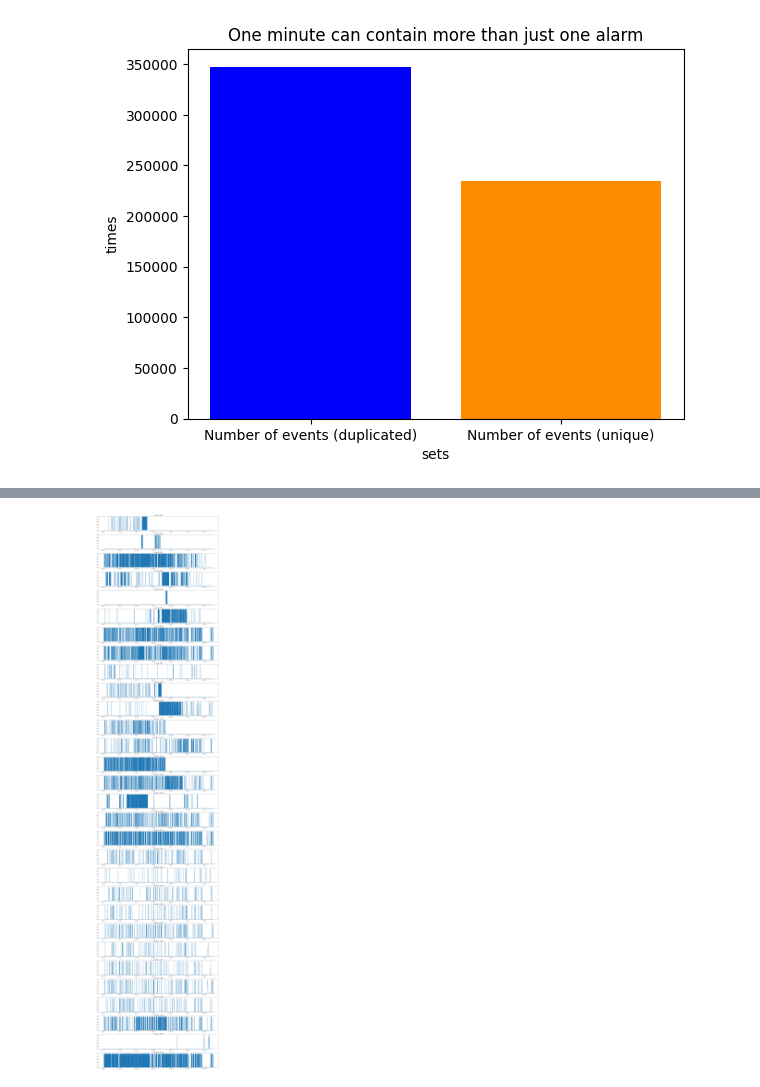
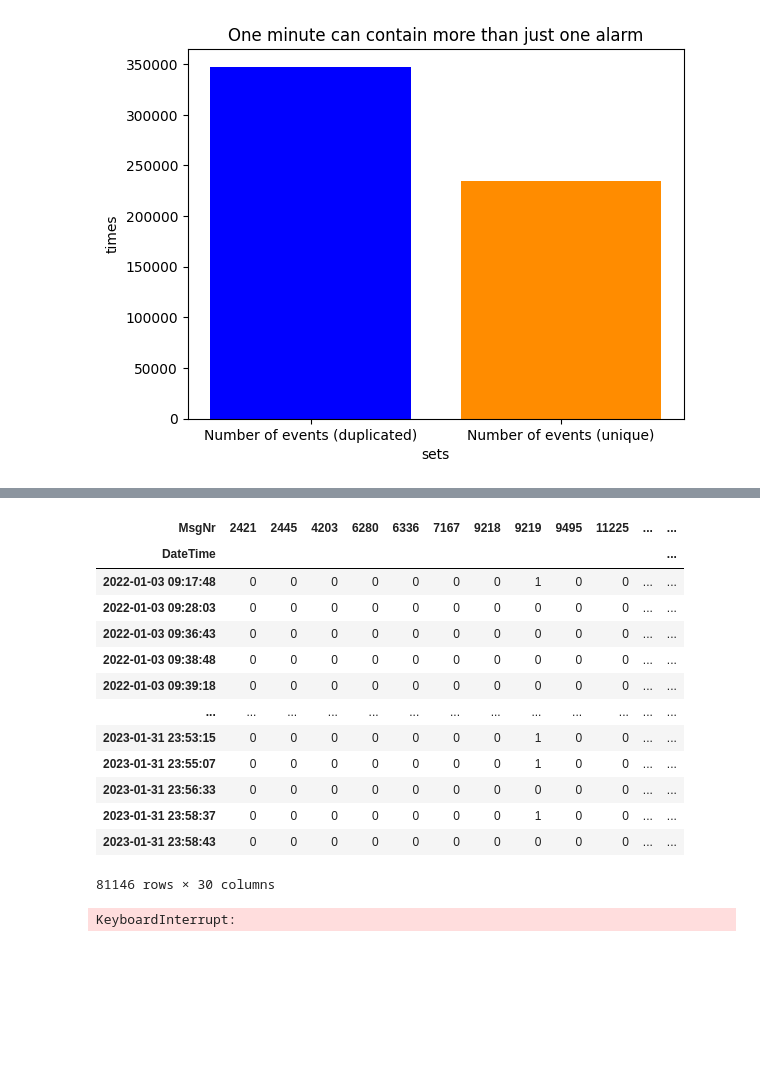
Before and after one commit to manueldelangel/alarm, a Jupyter notebook: apriori.ipynb, the cells around one changed output, grey strips where cells are left out. Saved outputs shown, nothing was run; the diff lists cells and outputs as text; code cells hidden in the pictures; blank space fills up the shorter version.

```diff
--- a/apriori.ipynb
+++ b/apriori.ipynb
@@ -604,12 +253,29 @@ df
+# %%
+pivot_df
+# %% [output]
+| MsgNr | 2421 | 2445 | 4203 | 6280 | 6336 | 7167 | 9218 | 9219 | 9495 | 11225 | ... | ... |
+| DateTime |  |  |  |  |  |  |  |  |  |  |  | ... |
+| 2022-01-03 09:17:48 | 0 | 0 | 0 | 0 | 0 | 0 | 0 | 1 | 0 | 0 | ... | ... |
+| 2022-01-03 09:28:03 | 0 | 0 | 0 | 0 | 0 | 0 | 0 | 0 | 0 | 0 | ... | ... |
+| 2022-01-03 09:36:43 | 0 | 0 | 0 | 0 | 0 | 0 | 0 | 0 | 0 | 0 | ... | ... |
+| 2022-01-03 09:38:48 | 0 | 0 | 0 | 0 | 0 | 0 | 0 | 0 | 0 | 0 | ... | ... |
+| 2022-01-03 09:39:18 | 0 | 0 | 0 | 0 | 0 | 0 | 0 | 0 | 0 | 0 | ... | ... |
+| ... | ... | ... | ... | ... | ... | ... | ... | ... | ... | ... | ... | ... |
+| 2023-01-31 23:53:15 | 0 | 0 | 0 | 0 | 0 | 0 | 0 | 1 | 0 | 0 | ... | ... |
+| 2023-01-31 23:55:07 | 0 | 0 | 0 | 0 | 0 | 0 | 0 | 1 | 0 | 0 | ... | ... |
+| 2023-01-31 23:56:33 | 0 | 0 | 0 | 0 | 0 | 0 | 0 | 0 | 0 | 0 | ... | ... |
+| 2023-01-31 23:58:37 | 0 | 0 | 0 | 0 | 0 | 0 | 0 | 1 | 0 | 0 | ... | ... |
+| 2023-01-31 23:58:43 | 0 | 0 | 0 | 0 | 0 | 0 | 0 | 0 | 0 | 0 | ... | ... |
+81146 rows × 30 columns
 # %%
 
-fig, axs = plt.subplots(len(df.columns), 1, figsize=(20, 3*len(df.columns)))
+fig, axs = plt.subplots(len(pivot_df.columns), 1, figsize=(20, 3*len(pivot_df.columns)))
 
-for i, column in enumerate(df.columns):
-    axs[i].plot(df[column])
+for i, column in enumerate(pivot_df.columns):
+    axs[i].plot(pivot_df[column])
     axs[i].set_title(column)
 
 plt.tight_layout()
 plt.show()
 # %% [output]
-[figure, removed]
+KeyboardInterrupt:
```
Also changed, not shown: parts of 56 cells of this notebook, 13 other files.
